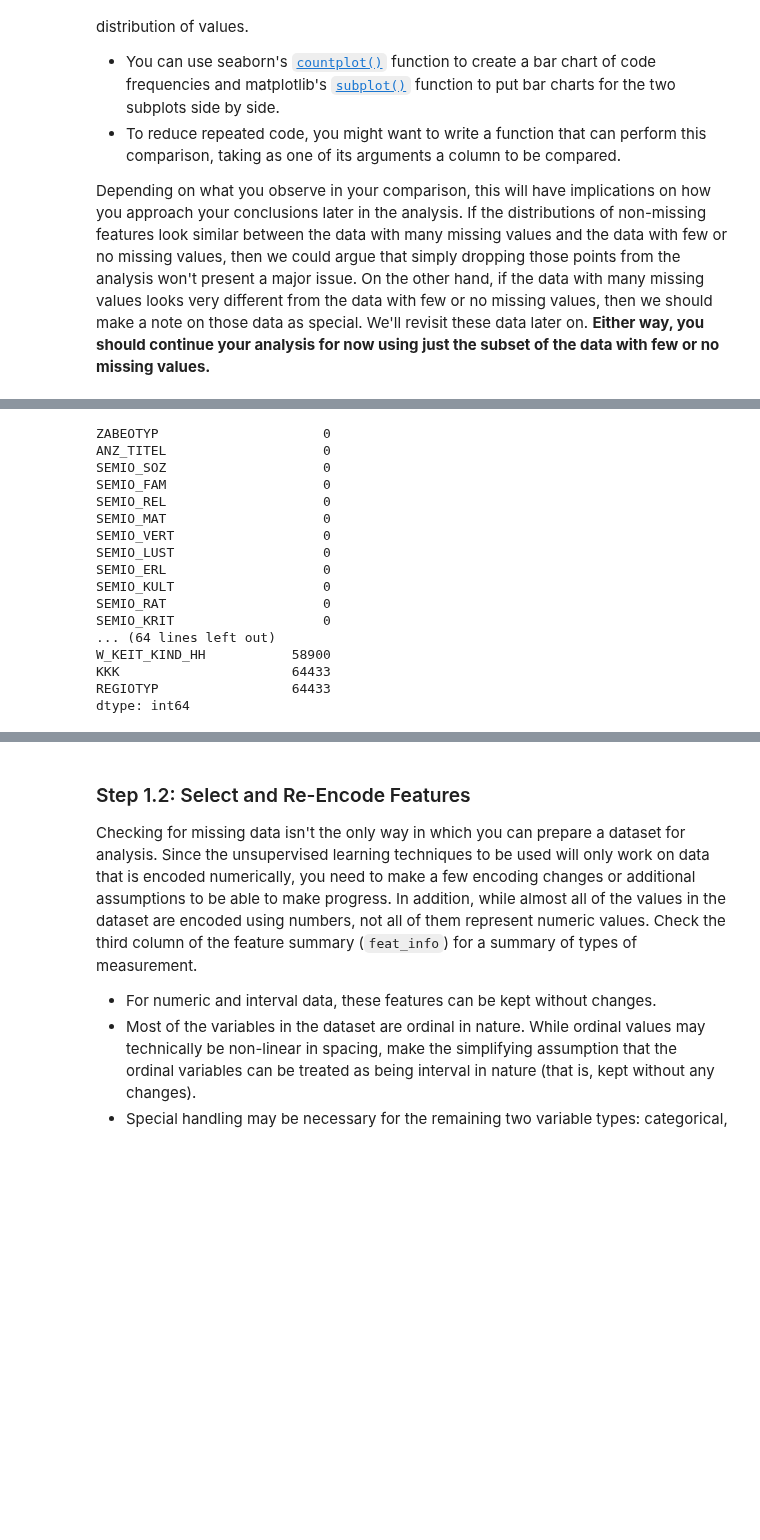
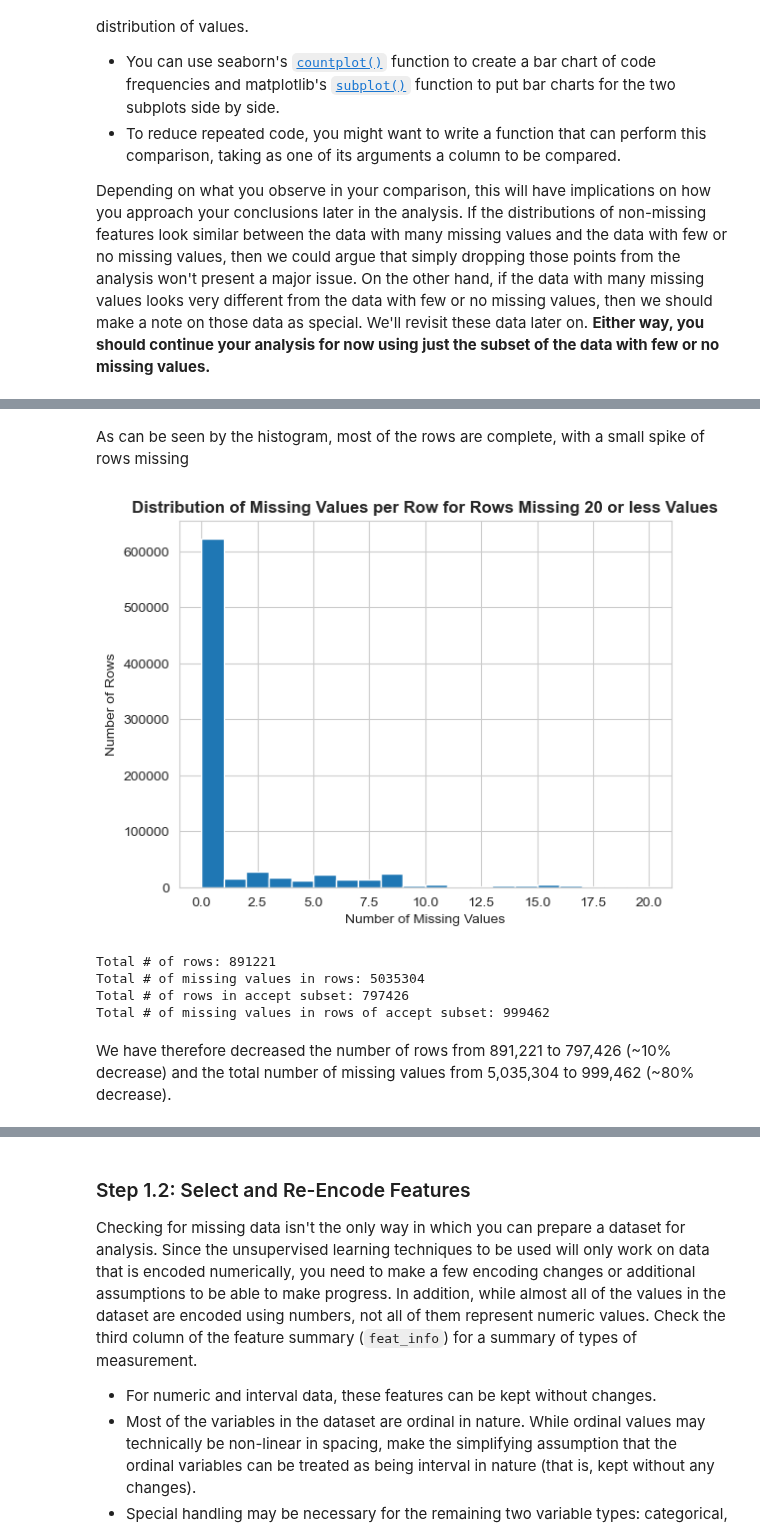
Before and after one commit to kinant/ud-ml-pytorch, a Jupyter notebook: Project 03/identify_customer_segments/Identify_Customer_Segments.ipynb, the cells around one changed output, grey strips where cells are left out. Saved outputs shown, nothing was run; the diff lists cells and outputs as text; code cells hidden in the pictures; blank space fills up the shorter version.

```diff
--- a/Project 03/identify_customer_segments/Identify_Customer_Segments.ipynb
+++ b/Project 03/identify_customer_segments/Identify_Customer_Segments.ipynb
@@ -472,3 +541,14 @@ plt.hist(missing_per_row)
+# %% [markdown]
+As can be seen by the histogram, most of the rows are complete, with a small spike of rows missing
+# %%
+# Plot again, focusing on rows that have <= 20 missing values
+plt.hist(missing_per_row[missing_per_row <= 20], bins=20)
+plt.xlabel('Number of Missing Values')
+plt.ylabel('Number of Rows')
+plt.title('Distribution of Missing Values per Row for Rows Missing 20 or less Values', fontweight='bold')
+plt.show()
+# %% [output]
+[figure, added]
 # %%
 # Write code to divide the data into two subsets based on the number of missing
 # values in each row.
@@ -477,20 +558,0 @@ subset_accept = demographics_data[demographics_data.isna().sum(axis=1) <= 20]
-# %%
-print(subset_accept.isna().sum().sort_values())
-# %% [output]
-ZABEOTYP                     0
-ANZ_TITEL                    0
-SEMIO_SOZ                    0
-SEMIO_FAM                    0
-SEMIO_REL                    0
-SEMIO_MAT                    0
-SEMIO_VERT                   0
-SEMIO_LUST                   0
-SEMIO_ERL                    0
-SEMIO_KULT                   0
-SEMIO_RAT                    0
-SEMIO_KRIT                   0
-... (64 lines left out)
-W_KEIT_KIND_HH           58900
-KKK                      64433
-REGIOTYP                 64433
-dtype: int64
@@ -498,0 +559,12 @@ features = ["OST_WEST_KZ", "HH_EINKOMMEN_SCORE", "LP_STATUS_GROB", "ANZ_PERSONEN
+# %%
+print(f"Total # of rows: {len(gen_data)}")
+print(f"Total # of missing values in rows: {missing_per_row_df.sum().item()}")
+print(f"Total # of rows in accept subset: {len(gen_subset_accept)}")
+print(f"Total # of missing values in rows of accept subset: {gen_subset_accept.isna().sum().sum()}")
+# %% [output]
+Total # of rows: 891221
+Total # of missing values in rows: 5035304
+Total # of rows in accept subset: 797426
+Total # of missing values in rows of accept subset: 999462
+# %% [markdown]
+We have therefore decreased the number of rows from 891,221 to 797,426 (\~10% decrease) and the total number of missing values from 5,035,304 to 999,462 (\~80% decrease).
```
Also changed, not shown: parts of 94 cells of this notebook.
